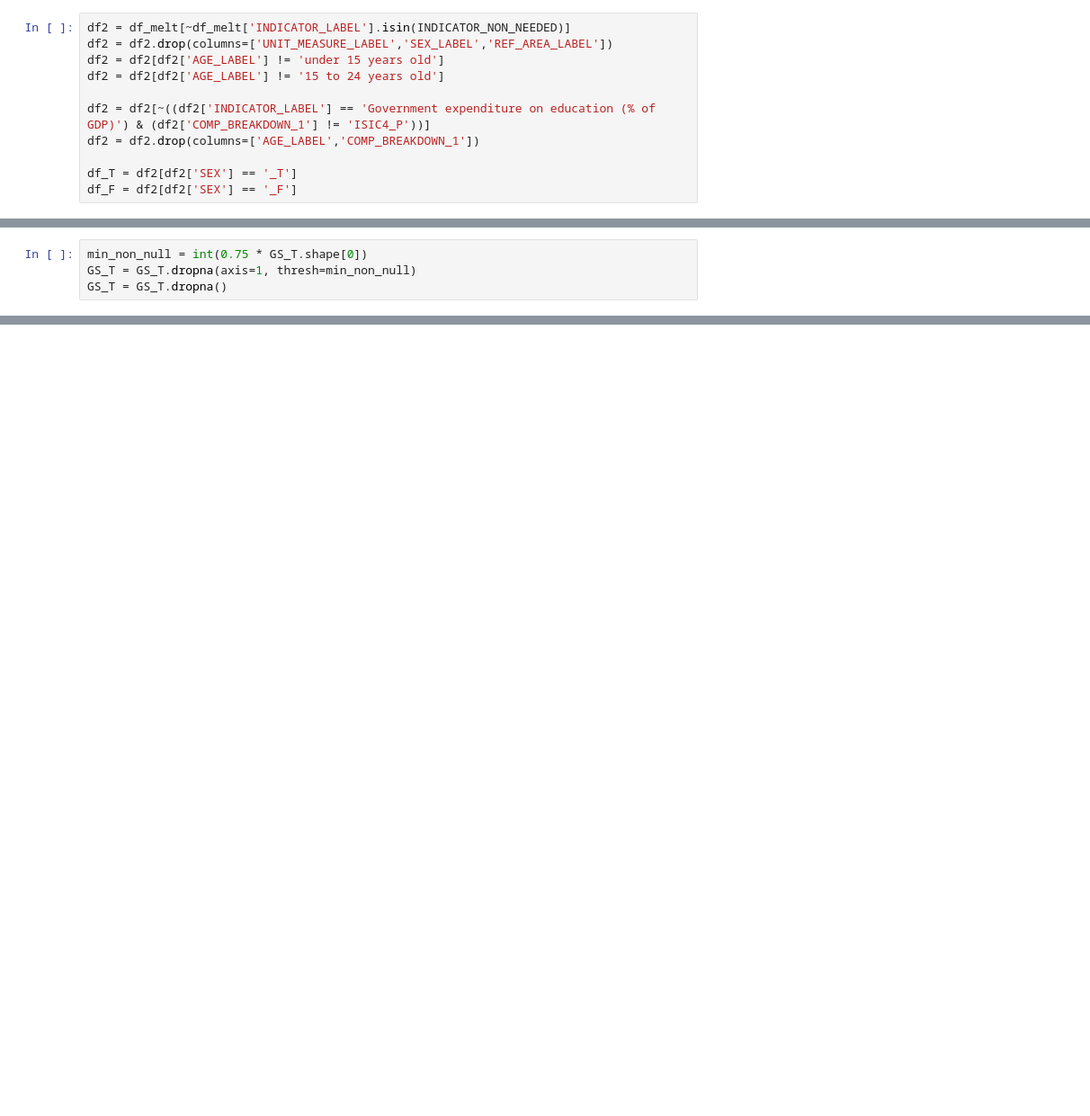
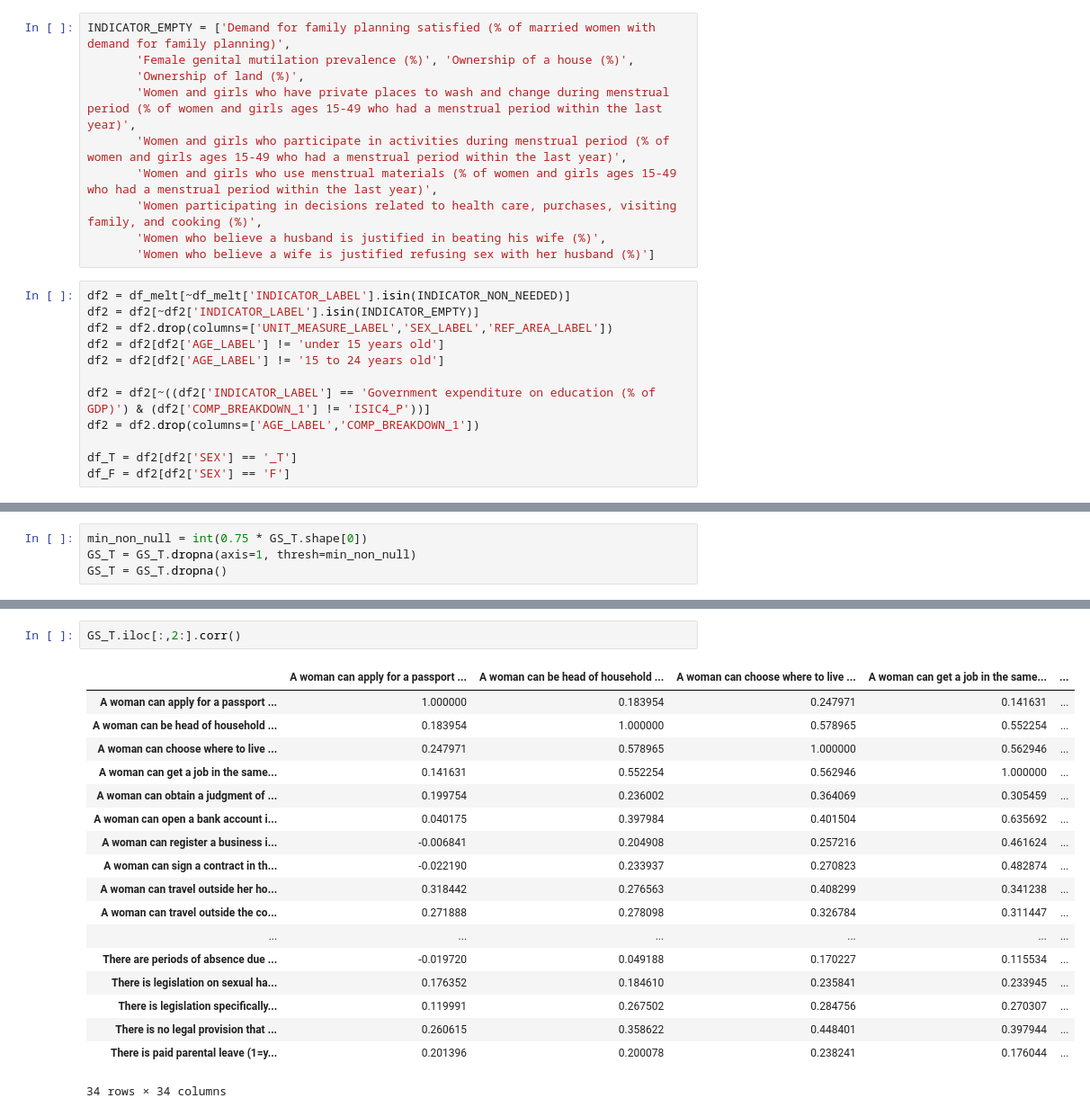
Before and after one commit to gianluca-filesi/Thesis, a Jupyter notebook: GenderStatistics.ipynb, the cells around one changed output, grey strips where cells are left out. Shown at 90% size. Saved outputs shown, nothing was run; the diff lists cells and outputs as text; blank space fills up the shorter version.

```diff
--- a/GenderStatistics.ipynb
+++ b/GenderStatistics.ipynb
@@ -317,5 +319,16 @@ INDICATOR_NON_NEEDED = ['Inflation, consumer prices (annual %)', 'GDP (current U
+# %%
+INDICATOR_EMPTY = ['Demand for family planning satisfied (% of married women with demand for family planning)',
+       'Female genital mutilation prevalence (%)', 'Ownership of a house (%)',
+       'Ownership of land (%)',
+       'Women and girls who have private places to wash and change during menstrual period (% of women and girls ages 15-49 who had a menstrual period within the last year)',
+       'Women and girls who participate in activities during menstrual period (% of women and girls ages 15-49 who had a menstrual period within the last year)',
+       'Women and girls who use menstrual materials (% of women and girls ages 15-49 who had a menstrual period within the last year)',
+       'Women participating in decisions related to health care, purchases, visiting family, and cooking (%)',
+       'Women who believe a husband is justified in beating his wife (%)',
+       'Women who believe a wife is justified refusing sex with her husband (%)']
 # %%
 df2 = df_melt[~df_melt['INDICATOR_LABEL'].isin(INDICATOR_NON_NEEDED)]
+df2 = df2[~df2['INDICATOR_LABEL'].isin(INDICATOR_EMPTY)]
 df2 = df2.drop(columns=['UNIT_MEASURE_LABEL','SEX_LABEL','REF_AREA_LABEL'])
 df2 = df2[df2['AGE_LABEL'] != 'under 15 years old']
 df2 = df2[df2['AGE_LABEL'] != '15 to 24 years old']
@@ -324,7 +337,7 @@ df2 = df2[~((df2['INDICATOR_LABEL'] == 'Government expenditure on education (% o
 df2 = df2.drop(columns=['AGE_LABEL','COMP_BREAKDOWN_1'])
 
 df_T = df2[df2['SEX'] == '_T']
-df_F = df2[df2['SEX'] == '_F']
+df_F = df2[df2['SEX'] == 'F']
 # %%
 GS_T = df_T.pivot(
     index=['REF_AREA', 'YEAR'],
@@ -354,0 +396,21 @@ GS_T.isna().shape
+# %%
+GS_T.iloc[:,2:].corr()
+# %% [output]
+|  | A woman can apply for a passport ... | A woman can be head of household ... | A woman can choose where to live ... | A woman can get a job in the same... | ... |
+| A woman can apply for a passport ... | 1.000000 | 0.183954 | 0.247971 | 0.141631 | ... |
+| A woman can be head of household ... | 0.183954 | 1.000000 | 0.578965 | 0.552254 | ... |
+| A woman can choose where to live ... | 0.247971 | 0.578965 | 1.000000 | 0.562946 | ... |
+| A woman can get a job in the same... | 0.141631 | 0.552254 | 0.562946 | 1.000000 | ... |
+| A woman can obtain a judgment of ... | 0.199754 | 0.236002 | 0.364069 | 0.305459 | ... |
+| A woman can open a bank account i... | 0.040175 | 0.397984 | 0.401504 | 0.635692 | ... |
+| A woman can register a business i... | -0.006841 | 0.204908 | 0.257216 | 0.461624 | ... |
+| A woman can sign a contract in th... | -0.022190 | 0.233937 | 0.270823 | 0.482874 | ... |
+| A woman can travel outside her ho... | 0.318442 | 0.276563 | 0.408299 | 0.341238 | ... |
+| A woman can travel outside the co... | 0.271888 | 0.278098 | 0.326784 | 0.311447 | ... |
+| ... | ... | ... | ... | ... | ... |
+| There are periods of absence due ... | -0.019720 | 0.049188 | 0.170227 | 0.115534 | ... |
+| There is legislation on sexual ha... | 0.176352 | 0.184610 | 0.235841 | 0.233945 | ... |
+| There is legislation specifically... | 0.119991 | 0.267502 | 0.284756 | 0.270307 | ... |
+| There is no legal provision that ... | 0.260615 | 0.358622 | 0.448401 | 0.397944 | ... |
+| There is paid parental leave (1=y... | 0.201396 | 0.200078 | 0.238241 | 0.176044 | ... |
+34 rows × 34 columns
```
Also changed, not shown: parts of 10 cells of this notebook, 4 other files.
